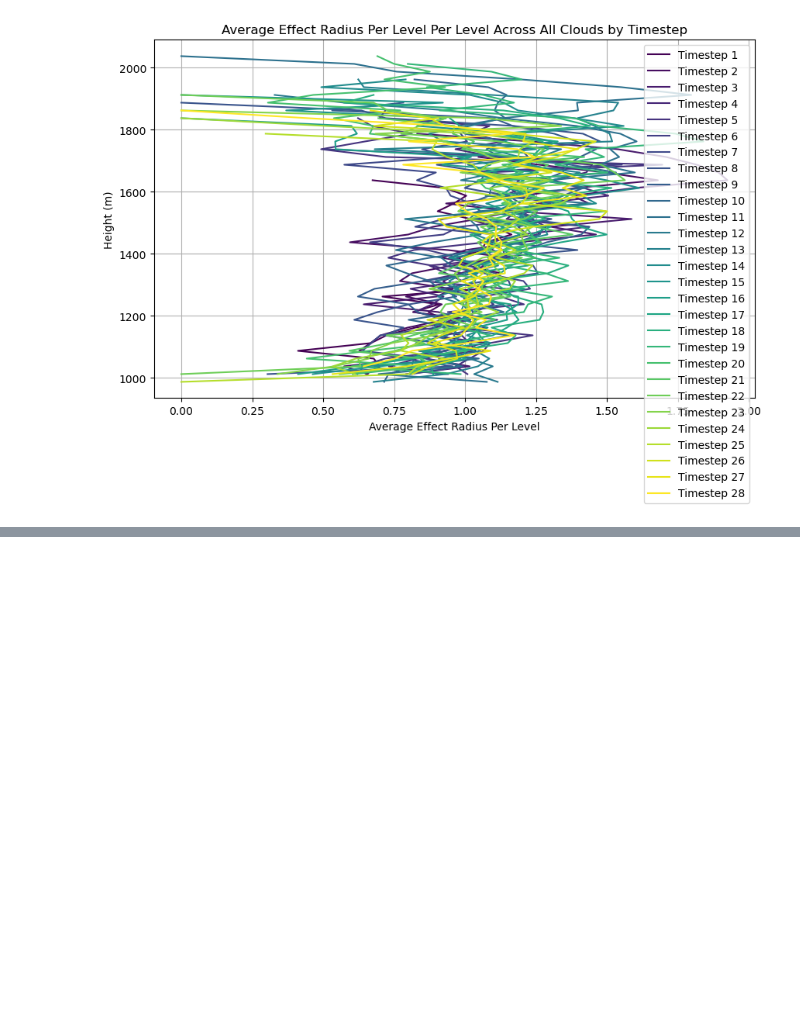
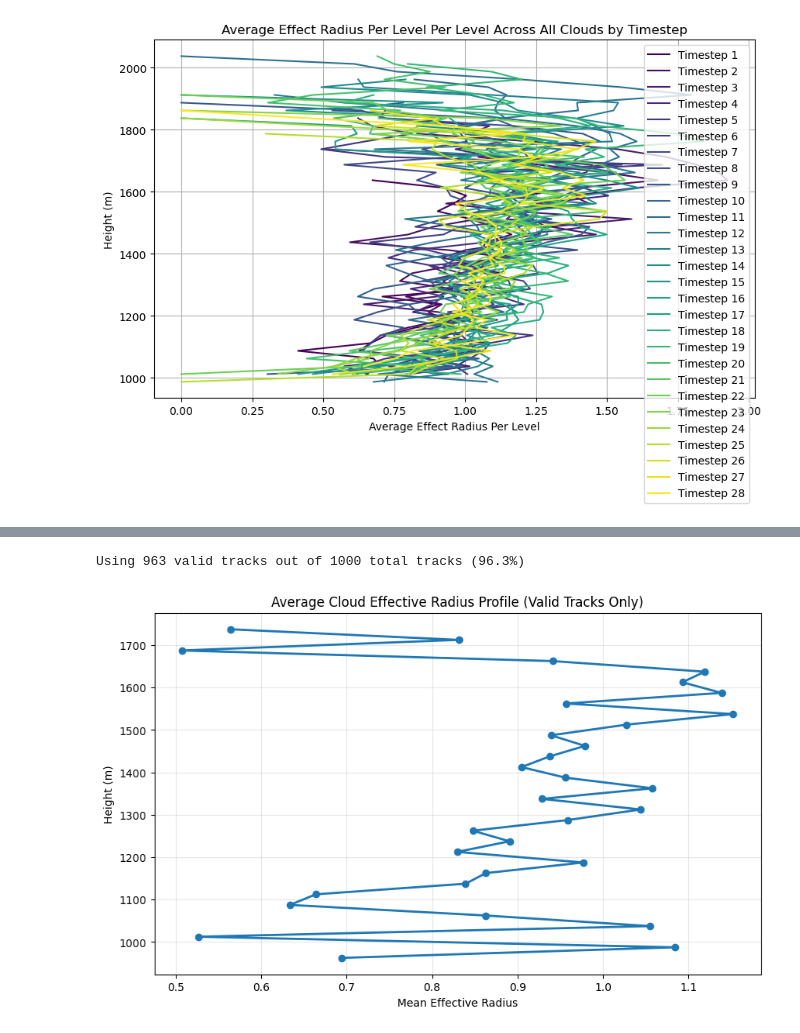
Before and after one commit to jurezgubic/CloudTracking, a Jupyter notebook: analysis/output_analysis_vertical_profiles.ipynb, the cells around one changed output, grey strips where cells are left out. Cells and saved outputs as stored; diff of their text form; code cells hidden in the pictures; blank space fills up the shorter version.

```diff
--- a/analysis/output_analysis_vertical_profiles.ipynb
+++ b/analysis/output_analysis_vertical_profiles.ipynb
@@ -363,0 +495,56 @@ dataset.close()
+# %%
+import matplotlib.pyplot as plt
+import numpy as np
+from netCDF4 import Dataset
+
+nc_file = '../cloud_results.nc'
+
+# Load dataset and create a mask of valid tracks
+with Dataset(nc_file, 'r') as dataset:
+    # Check if valid_track exists (in case you're using an older file)
+    if 'valid_track' in dataset.variables:
+        # Create mask of valid tracks (where valid_track == 1)
+        valid_mask = dataset.variables['valid_track'][:] == 1
+        num_valid = np.sum(valid_mask)
+        num_total = len(valid_mask)
+        print(f"Using {num_valid} valid tracks out of {num_total} total tracks ({num_valid/num_total*100:.1f}%)")
+    else:
+        print("Warning: 'valid_track' variable not found. Using all tracks.")
+        valid_mask = np.ones(dataset.dimensions['track'].size, dtype=bool)
+
+    # Example: Load data you want to analyze, filtering by valid tracks only
+    # For variables with dimensions (track, time, ...)
+    size = dataset.variables['size'][:][valid_mask, :]
+    max_height = dataset.variables['max_height'][:][valid_mask, :]
+
+    # For any other variable you want to analyze
+    # Replace 'variable_name' with the actual variable name
+    # my_var = dataset.variables['variable_name'][:][valid_mask, ...]
+# %% [output]
+Using 963 valid tracks out of 1000 total tracks (96.3%)
+# %%
+# Load all necessary data with the valid_mask filter
+with Dataset(nc_file, 'r') as dataset:
+    # Get valid tracks mask
+    valid_mask = dataset.variables['valid_track'][:] == 1
+
+    # Load filtered data
+    eff_radius = dataset.variables['eff_radius_per_level'][:][valid_mask, :, :]  # (track, time, level)
+    heights = dataset.variables['height'][:]
+
+    # For example, to plot the mean effective radius profile across all valid tracks
+    # First, find non-NaN values at each height level
+    valid_data = ~np.isnan(eff_radius)
+
+    # Calculate mean, ignoring NaN values
+    mean_eff_radius = np.nanmean(eff_radius, axis=(0, 1))  # Average over tracks and time
+
+    # Plot
+    plt.figure(figsize=(10, 6))
+    plt.plot(mean_eff_radius, heights, 'o-', linewidth=2)
+    plt.xlabel('Mean Effective Radius')
+    plt.ylabel('Height (m)')
+    plt.title('Average Cloud Effective Radius Profile (Valid Tracks Only)')
+    plt.grid(True, alpha=0.3)
+# %% [output]
+[figure, added]
```
Also changed, not shown: parts of 7 cells of this notebook, 3 other files.
